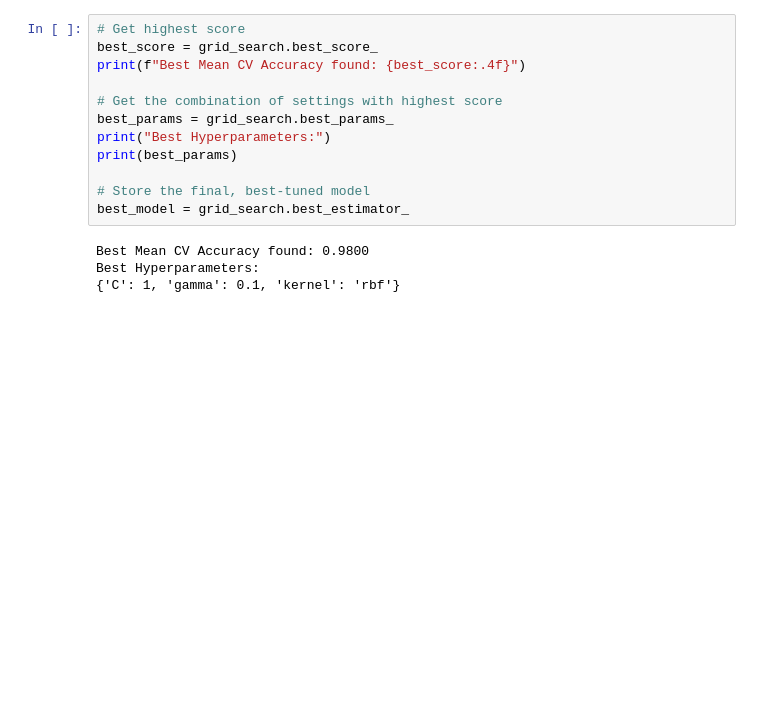
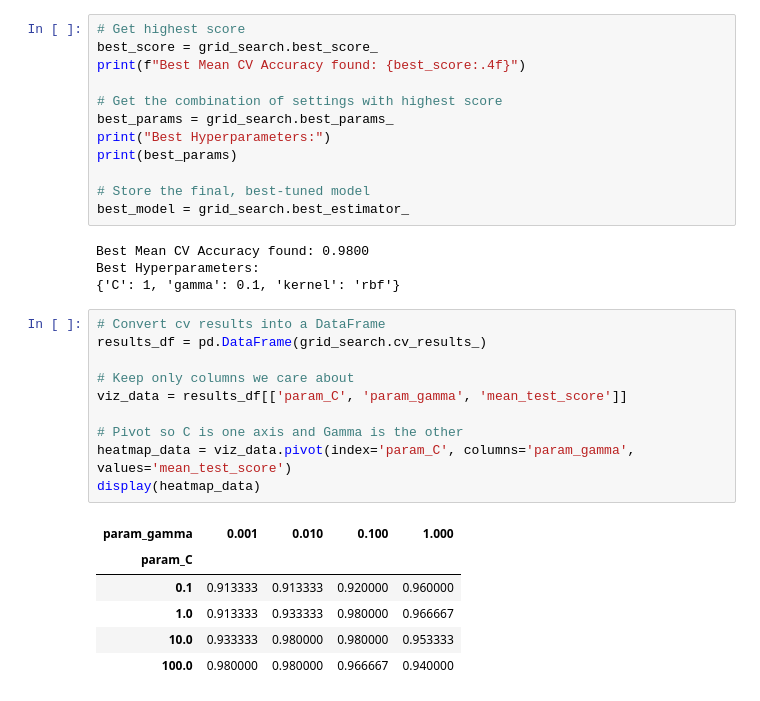
Before and after one commit to rifoss/edm-subgenre-classifier, a Jupyter notebook: notebooks/03_cross_validation_and_tuning.ipynb, the cells around one changed output. Drawn from its saved outputs; the diff is of its cells as text; blank space fills up the shorter version.

```diff
--- a/notebooks/03_cross_validation_and_tuning.ipynb
+++ b/notebooks/03_cross_validation_and_tuning.ipynb
@@ -171,3 +171,20 @@ best_model = grid_search.best_estimator_
 Best Mean CV Accuracy found: 0.9800
 Best Hyperparameters:
 {'C': 1, 'gamma': 0.1, 'kernel': 'rbf'}
+# %%
+# Convert cv results into a DataFrame
+results_df = pd.DataFrame(grid_search.cv_results_)
+
+# Keep only columns we care about
+viz_data = results_df[['param_C', 'param_gamma', 'mean_test_score']]
+
+# Pivot so C is one axis and Gamma is the other
+heatmap_data = viz_data.pivot(index='param_C', columns='param_gamma', values='mean_test_score')
+display(heatmap_data)
+# %% [output]
+| param_gamma | 0.001 | 0.010 | 0.100 | 1.000 |
+| param_C |  |  |  |  |
+| 0.1 | 0.913333 | 0.913333 | 0.920000 | 0.960000 |
+| 1.0 | 0.913333 | 0.933333 | 0.980000 | 0.966667 |
+| 10.0 | 0.933333 | 0.980000 | 0.980000 | 0.953333 |
+| 100.0 | 0.980000 | 0.980000 | 0.966667 | 0.940000 |
```
Also changed, not shown: parts of 2 cells of this notebook.
